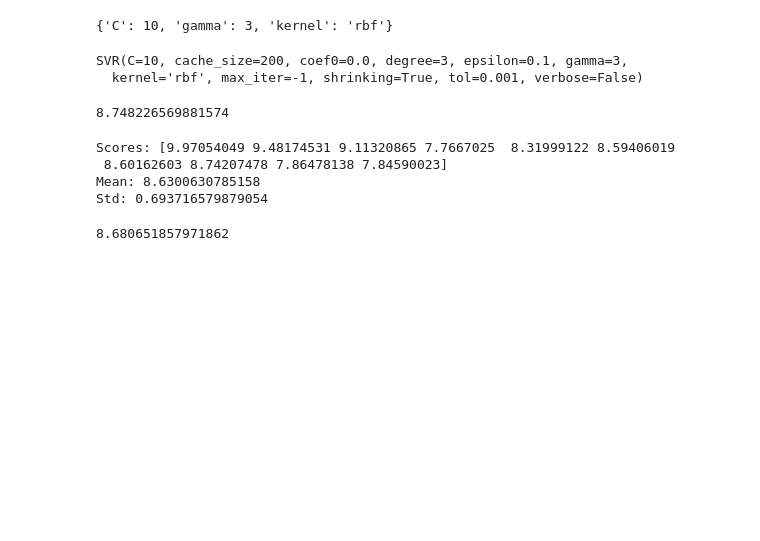
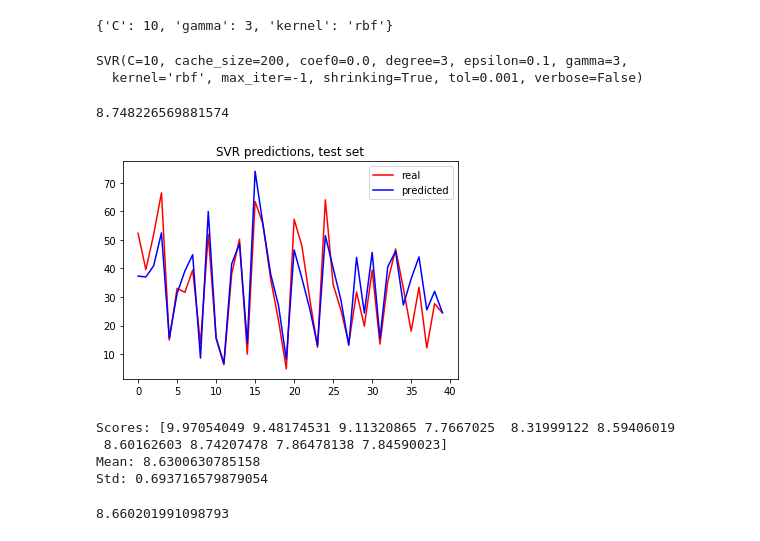
Before and after one commit to blooser/DataScience, a Jupyter notebook: Concrete Strength/ Concrete Strength .ipynb, the cells around one changed output. Drawn from its saved outputs; the diff is of its cells as text; code cells hidden in the pictures; blank space fills up the shorter version.

Commit message:
Plot predictions

```diff
--- a/Concrete Strength/ Concrete Strength .ipynb
+++ b/Concrete Strength/ Concrete Strength .ipynb
@@ -123,6 +123,6 @@ param_grid = [
      "gamma": ["auto", 6, 3, 12, 55, 100]}
 ]
 
-grid_search = GridSearchCV(svr_clf, param_grid, cv=5, scoring="neg_mean_squared_error")
+grid_search = GridSearchCV(svr_clf, param_grid, cv=10, scoring="neg_mean_squared_error")
 grid_search.fit(X_train, y_train)
 # %% [output]
@@ -150,6 +150,14 @@ y_train_pred_test = svr_clf.predict(X_test)
 np.sqrt(mean_squared_error(y_train_pred_test, y_test))
 # %% [output]
 8.748226569881574
+# %%
+plt.plot(y_test[30:70], color='red', label='real')
+plt.plot(y_train_pred_test[30:70], color='blue', label='predicted')
+plt.legend()
+plt.title("SVR predictions, test set")
+plt.show()
+# %% [output]
+[figure, added]
 # %%
 from sklearn.model_selection import cross_val_score
 
@@ -170,7 +178,7 @@ Std: 0.693716579879054
 # %%
 from sklearn.model_selection import cross_val_predict
 
-y_train_pred = cross_val_predict(svr_clf, X_train, y_train, cv=9)
+y_train_pred = cross_val_predict(svr_clf, X_train, y_train, cv=10)
 np.sqrt(mean_squared_error(y_train_pred, y_train))
 # %% [output]
-8.680651857971862
+8.660201991098793
```
Also changed, not shown: parts of 2 cells of this notebook.
